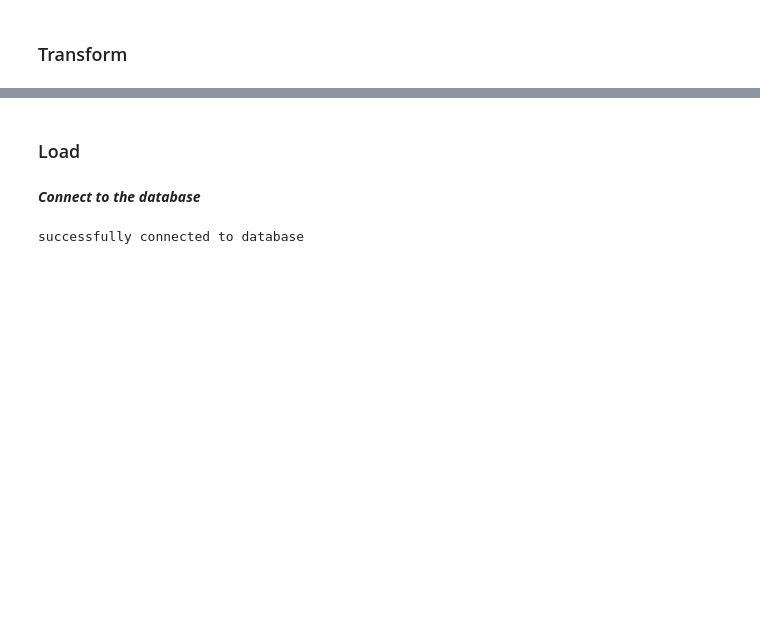
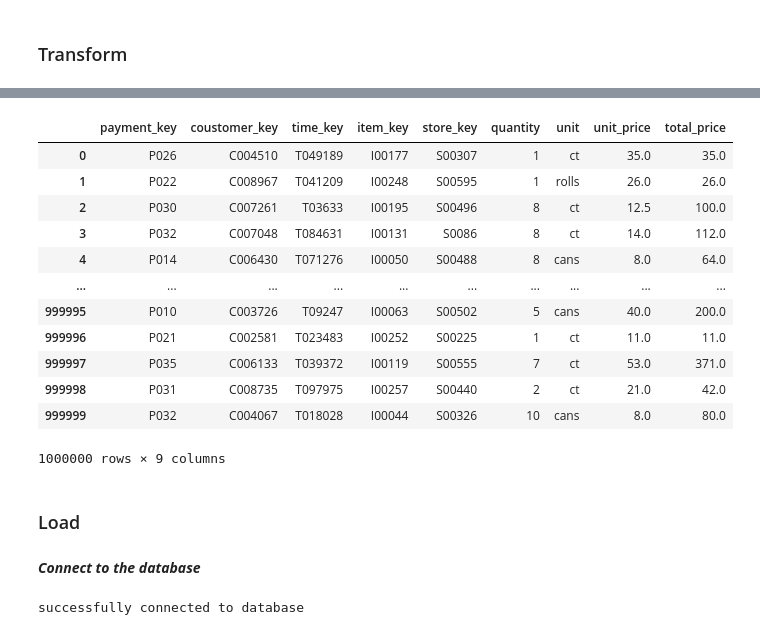
Before and after one commit to syedahmmednorthsouth/Health-Data-Anylytics, a Jupyter notebook: notebook/dataload/ETL.ipynb, the cells around one changed output, grey strips where cells are left out. Saved outputs shown, nothing was run; the diff lists cells and outputs as text; code cells hidden in the pictures; blank space fills up the shorter version.

Commit message:
connection to postgesql and feed the data

```diff
--- a/notebook/dataload/ETL.ipynb
+++ b/notebook/dataload/ETL.ipynb
@@ -59 +47,3 @@ DATA_DIR = "/home/raihan/eSRD-Lab/HDA/dataset/"
+# %%
+DATA_DIR ="D:\My New Project Workplace\HDA-TECH-LEARNING\HDA-Tech-Learning\Dataset"
 # %%
@@ -83,3 +129,21 @@ trans_dim
+# %%
+fact_table =  pd.read_excel(open(DATA_DIR + '\e-commerece_data.xlsx','rb'), sheet_name=0, engine='openpyxl')
+# %%
+fact_table
+# %% [output]
+|  | payment_key | coustomer_key | time_key | item_key | store_key | quantity | unit | unit_price | total_price |
+| 0 | P026 | C004510 | T049189 | I00177 | S00307 | 1 | ct | 35.0 | 35.0 |
+| 1 | P022 | C008967 | T041209 | I00248 | S00595 | 1 | rolls | 26.0 | 26.0 |
+| 2 | P030 | C007261 | T03633 | I00195 | S00496 | 8 | ct | 12.5 | 100.0 |
+| 3 | P032 | C007048 | T084631 | I00131 | S0086 | 8 | ct | 14.0 | 112.0 |
+| 4 | P014 | C006430 | T071276 | I00050 | S00488 | 8 | cans | 8.0 | 64.0 |
+| ... | ... | ... | ... | ... | ... | ... | ... | ... | ... |
+| 999995 | P010 | C003726 | T09247 | I00063 | S00502 | 5 | cans | 40.0 | 200.0 |
+| 999996 | P021 | C002581 | T023483 | I00252 | S00225 | 1 | ct | 11.0 | 11.0 |
+| 999997 | P035 | C006133 | T039372 | I00119 | S00555 | 7 | ct | 53.0 | 371.0 |
+| 999998 | P031 | C008735 | T097975 | I00257 | S00440 | 2 | ct | 21.0 | 42.0 |
+| 999999 | P032 | C004067 | T018028 | I00044 | S00326 | 10 | cans | 8.0 | 80.0 |
+1000000 rows × 9 columns
 # %% [markdown]
 ### Load
 # %% [markdown]
```
Also changed, not shown: parts of 32 cells of this notebook, 3 other files.
